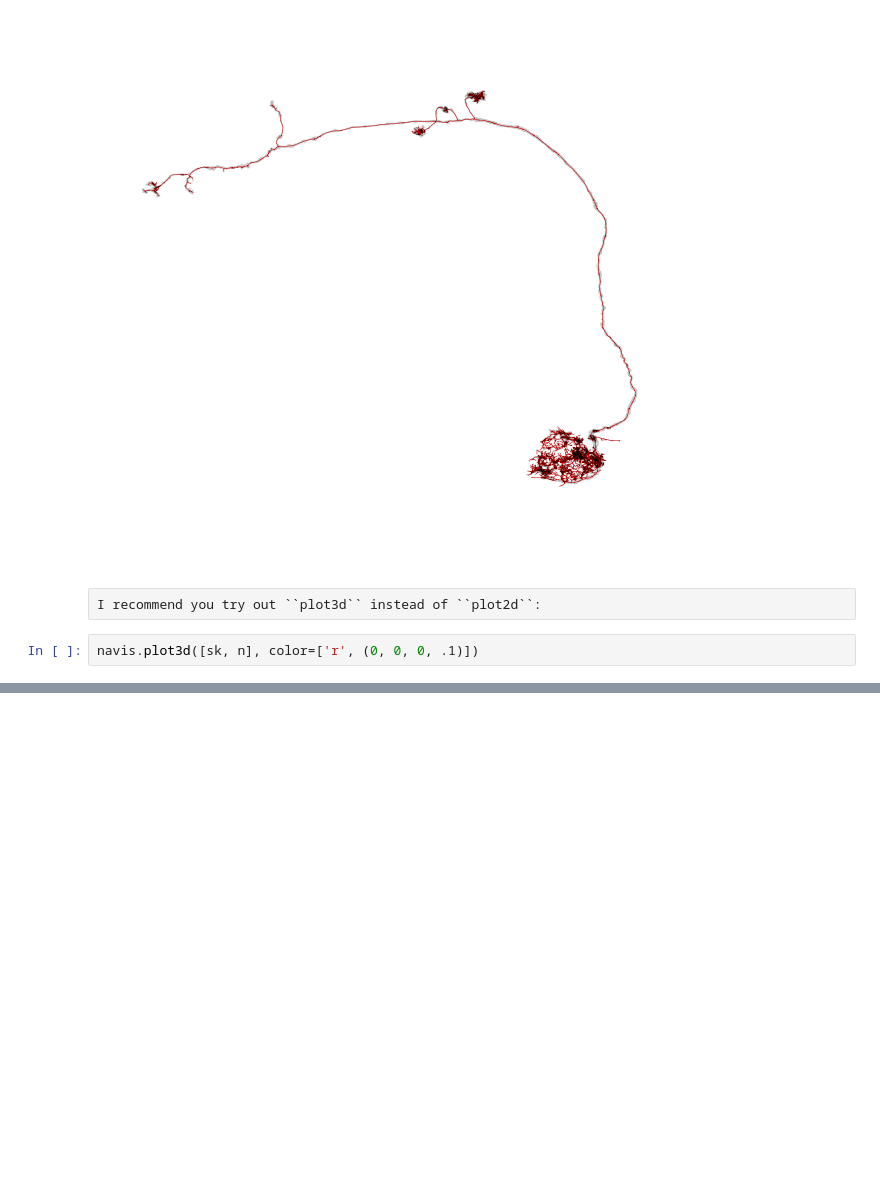
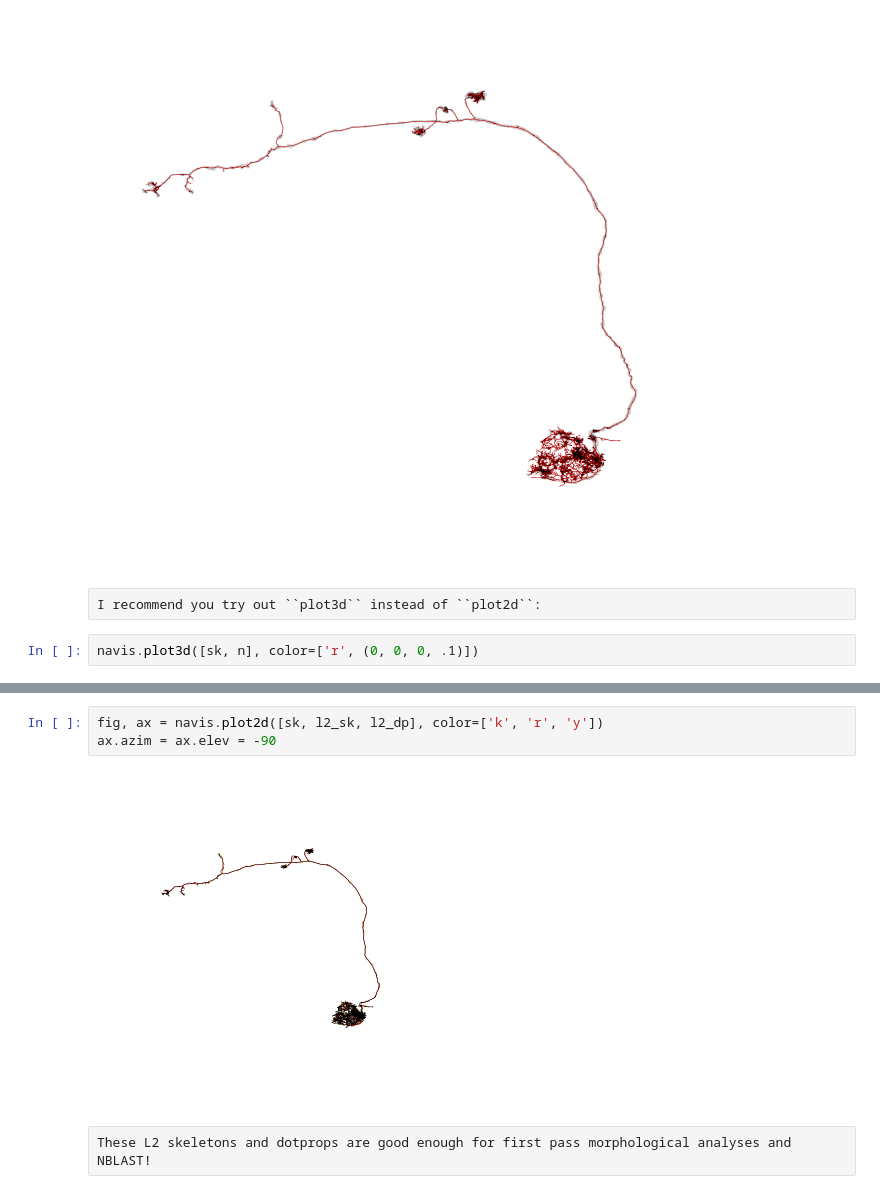
Before and after one commit to navis-org/fafbseg-py, a Jupyter notebook: docs/source/tutorials/flywire_neurons.ipynb, the cells around one changed output, grey strips where cells are left out. Drawn from its saved outputs; the diff is of its cells as text; blank space fills up the shorter version.

```diff
--- a/docs/source/tutorials/flywire_neurons.ipynb
+++ b/docs/source/tutorials/flywire_neurons.ipynb
@@ -68,0 +85,7 @@ navis.plot3d([sk, n], color=['r', (0, 0, 0, .1)])
+# %%
+fig, ax = navis.plot2d([sk, l2_sk, l2_dp], color=['k', 'r', 'y'])
+ax.azim = ax.elev = -90
+# %% [output]
+[figure, added]
+# %% [raw]
+These L2 skeletons and dotprops are good enough for first pass morphological analyses and NBLAST!
```
Also changed, not shown: parts of 10 cells of this notebook, 7 other files.
